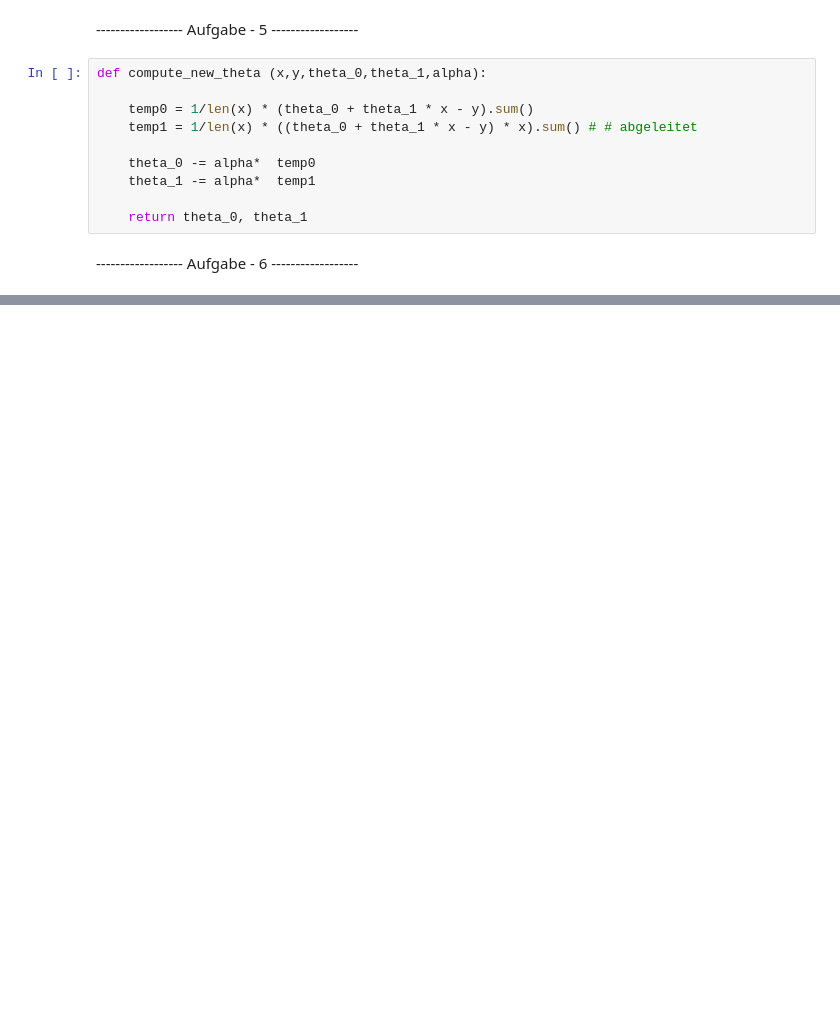
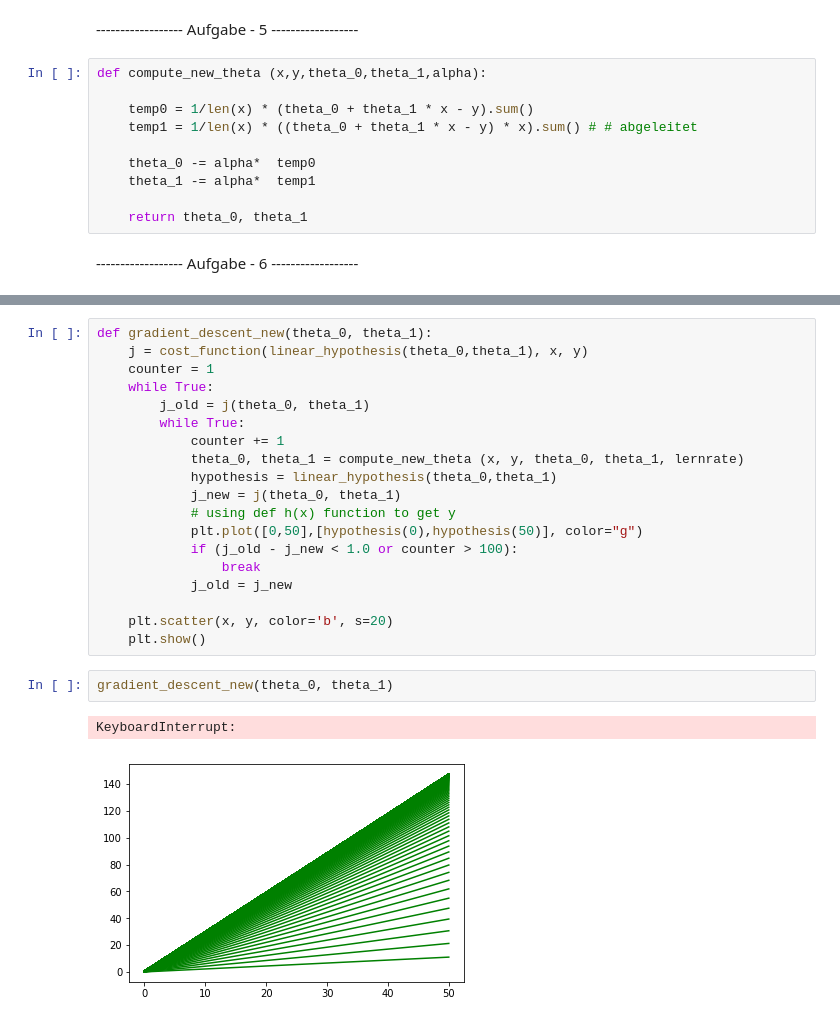
Before and after one commit to KonstantinKochetov/ML-implementations, a Jupyter notebook: Beleg_1.ipynb, the cells around one changed output, grey strips where cells are left out. Cells and saved outputs as stored; diff of their text form; blank space fills up the shorter version.

```diff
--- a/Beleg_1.ipynb
+++ b/Beleg_1.ipynb
@@ -106,0 +108,24 @@ gradient_descent(theta_0, theta_1)
+# %%
+def gradient_descent_new(theta_0, theta_1):
+    j = cost_function(linear_hypothesis(theta_0,theta_1), x, y)
+    counter = 1
+    while True:
+        j_old = j(theta_0, theta_1)
+        while True:
+            counter += 1
+            theta_0, theta_1 = compute_new_theta (x, y, theta_0, theta_1, lernrate)
+            hypothesis = linear_hypothesis(theta_0,theta_1)
+            j_new = j(theta_0, theta_1)
+            # using def h(x) function to get y
+            plt.plot([0,50],[hypothesis(0),hypothesis(50)], color="g")
+            if (j_old - j_new < 1.0 or counter > 100):
+                break
+            j_old = j_new
+
+    plt.scatter(x, y, color='b', s=20)
+    plt.show()
+# %%
+gradient_descent_new(theta_0, theta_1)
+# %% [output]
+KeyboardInterrupt:
+[figure, added]
```
Also changed, not shown: parts of 5 cells of this notebook.
